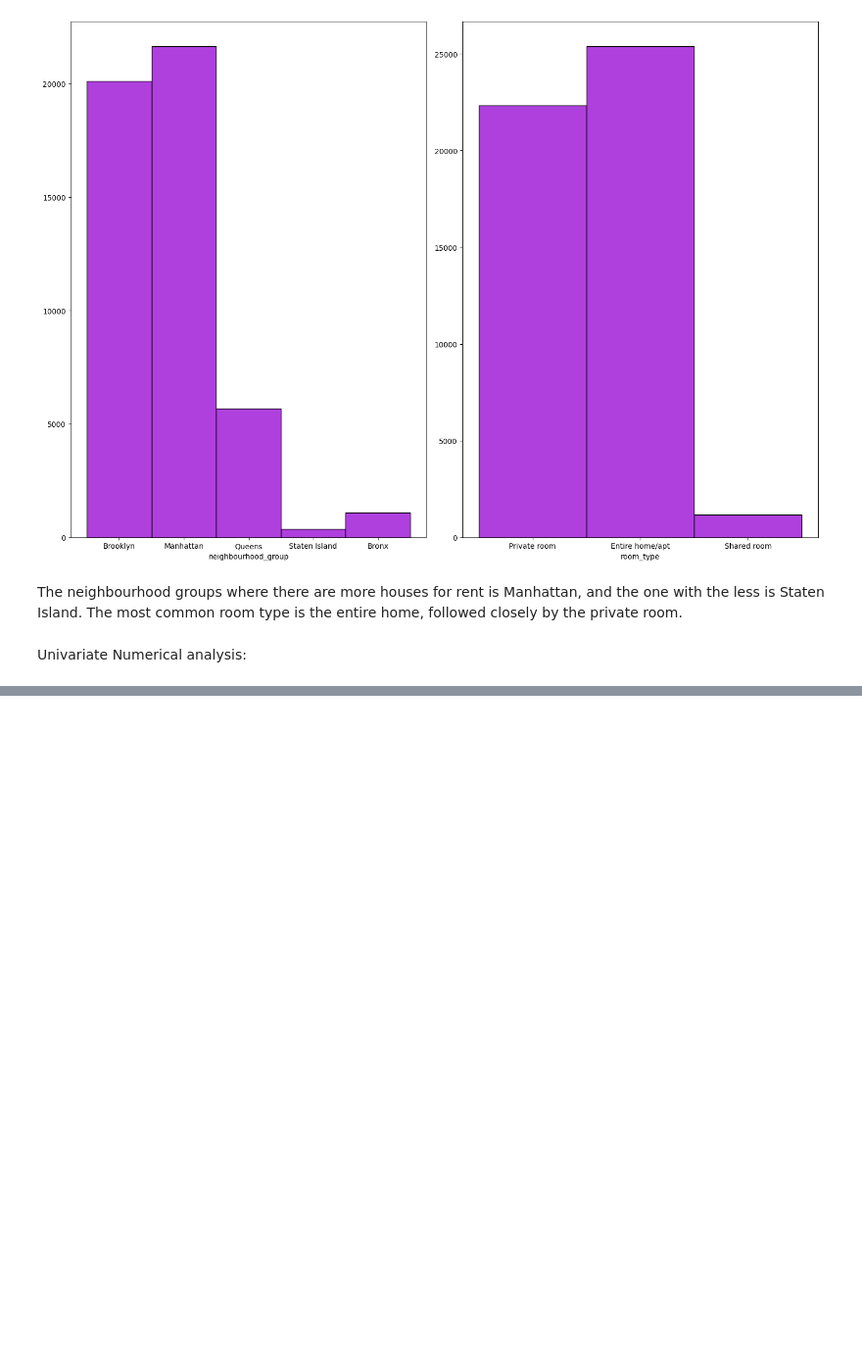
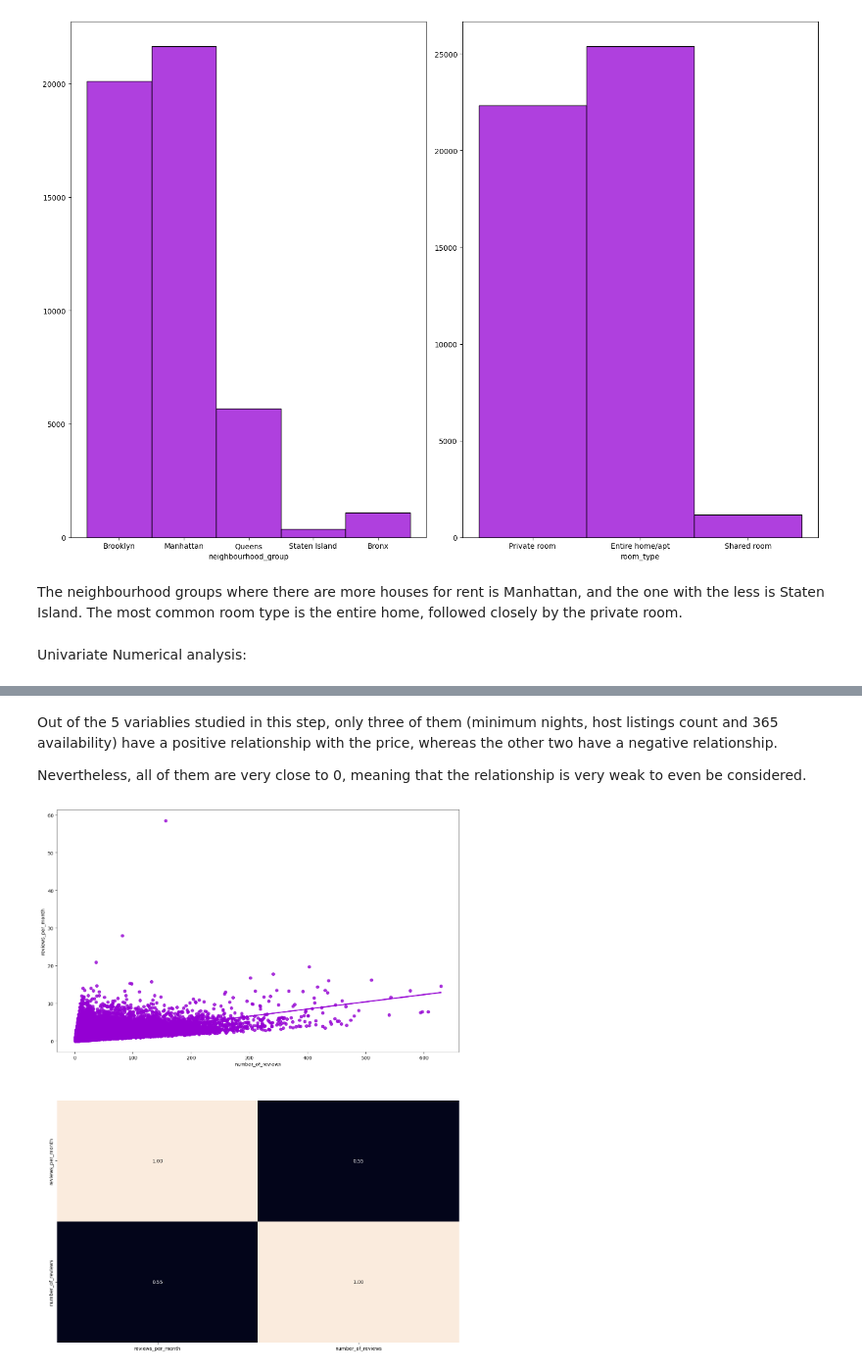
Before and after one commit to paulaechemendia/machine-learning-python-template, a Jupyter notebook: src/explore.ipynb, the cells around one changed output, grey strips where cells are left out. Shown at 98% size. Cells and saved outputs as stored; diff of their text form; code cells hidden in the pictures; blank space fills up the shorter version.

```diff
--- a/src/explore.ipynb
+++ b/src/explore.ipynb
@@ -127,0 +120,15 @@ IndexError: index 2 is out of bounds for axis 0 with size 2
+# %% [markdown]
+Out of the 5 variablies studied in this step, only three of them (minimum nights, host listings count and 365 availability) have a positive relationship with the price, whereas the other two have a negative relationship.
+
+Nevertheless, all of them are very close to 0, meaning that the relationship is very weak to even be considered.
+# %%
+
+fig, axis = plt.subplots(2, 1, figsize = (15, 20))
+
+sns.regplot(ax = axis[0], data = df, x = "number_of_reviews", y = 'reviews_per_month', color = 'darkviolet')
+sns.heatmap(df[["reviews_per_month", 'number_of_reviews']].corr(), annot = True, fmt = ".2f", ax = axis[1], cbar = False)
+
+
+plt.show()
+# %% [output]
+[figure, added]
```
Also changed, not shown: parts of 36 cells of this notebook, 2 other files.
